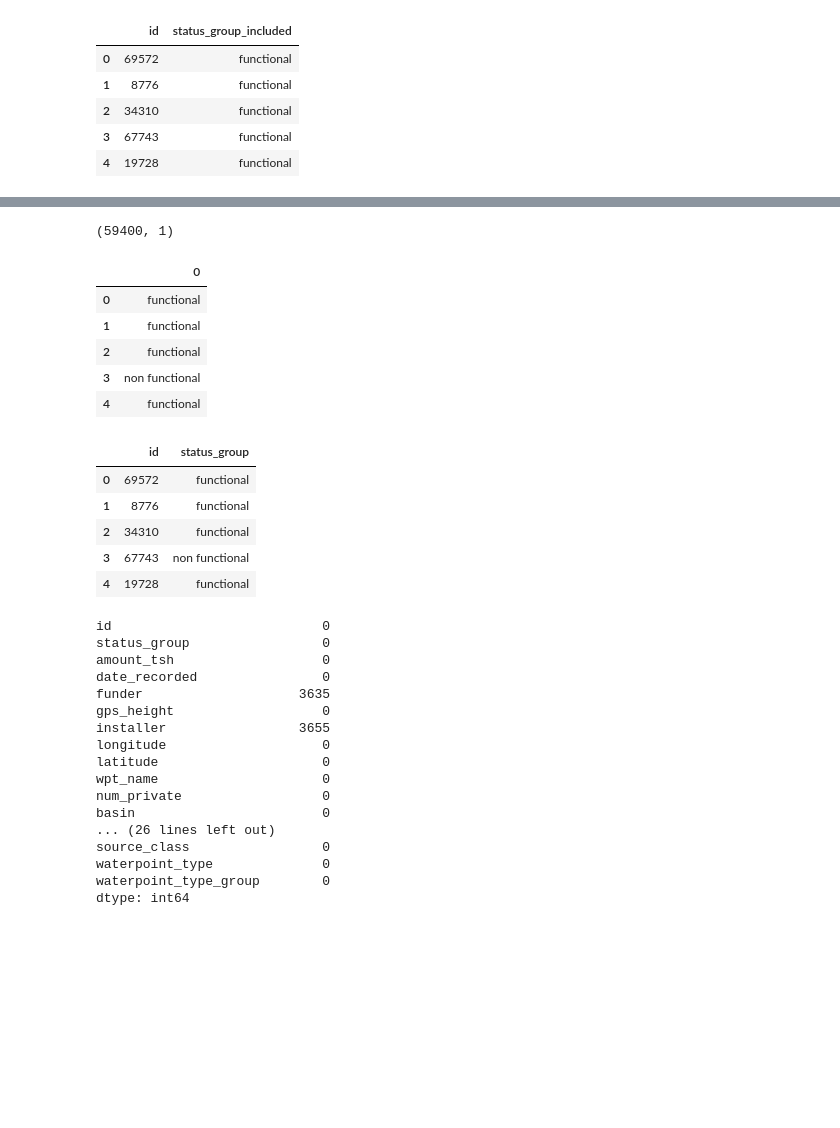
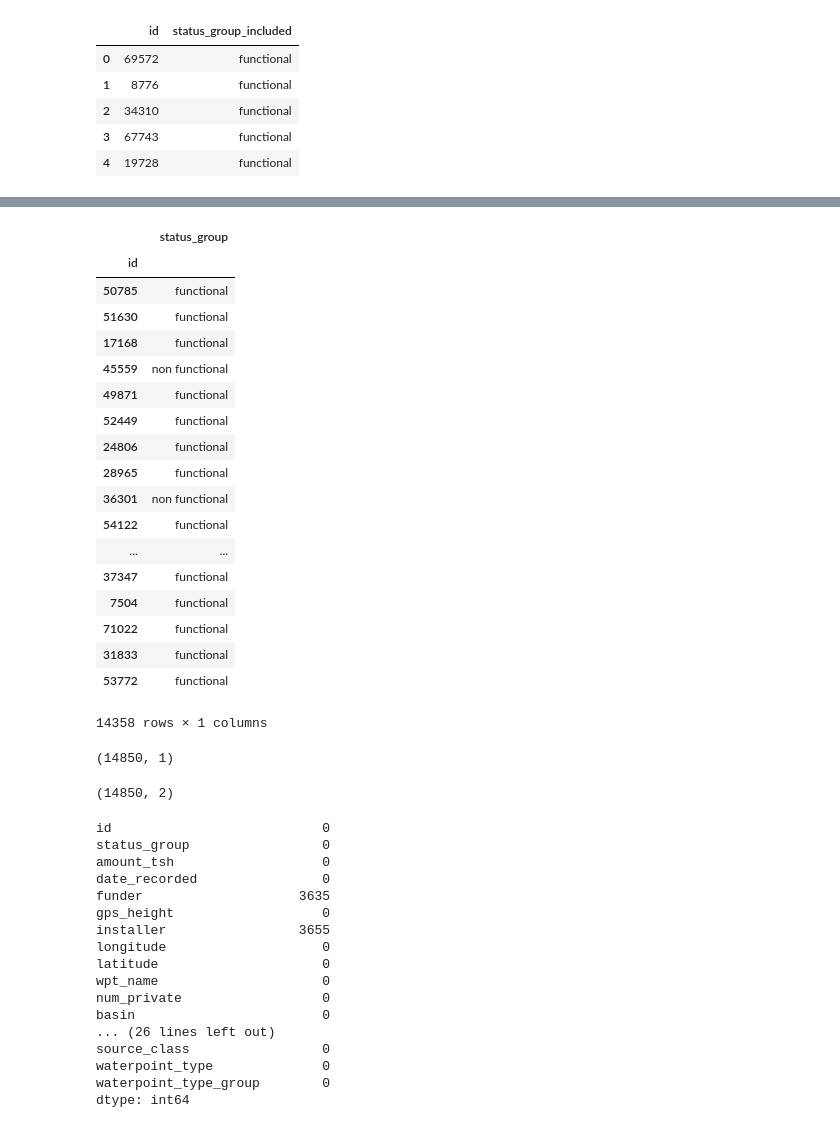
Before and after one commit to DanielleRomanoff/DS-Unit-2-Project-Week, a Jupyter notebook: DS-Unit-2-Project-Week.ipynb, the cells around one changed output, grey strips where cells are left out. Cells and saved outputs as stored; diff of their text form; code cells hidden in the pictures; blank space fills up the shorter version.

```diff
--- a/DS-Unit-2-Project-Week.ipynb
+++ b/DS-Unit-2-Project-Week.ipynb
@@ -130,7 +245,6 @@ def encode_cat(df):
 # %%
-y = test_features.drop(columns='id')
 X_train, X_test, y_train, y_test = train_test_split(
-        train_features, y, train_size=0.75, test_size=0.25, random_state=42, shuffle=True)
+        X, y, train_size=0.75, test_size=0.25, random_state=42, shuffle=True)
 
 X_train.shape, X_test.shape, y_train.shape, y_test.shape
 # %% [output]
@@ -178,0 +252,5 @@ dtype: int64
+# %%
+logreg = LogisticRegression()
+logreg.fit(X_train,y_train)
+y_pred = logreg.predict(X_train)
+accuracy_score(y_train,y_pred)
@@ -178,0 +259,7 @@ dtype: int64
+# %%
+# Using test data
+X_test_data = X_test.drop(columns='id')
+X_test_data = X_test_data.select_dtypes('number')
+X_test_data = scale(X_test_data)
+#Testing with Test data
+X_test_data
@@ -178,0 +280,8 @@ dtype: int64
+# %%
+# Logistic Regression Model
+y_pred = logreg.predict(X_test_data)
+prediction_df = pd.DataFrame(y_pred)
+identities = pd.DataFrame(X_test['id'])
+print(identities.shape)
+test_first_pass = identities.join(prediction_df)
+test_first_pass.rename(columns={0: 'status_group'}, inplace=True)
@@ -202,25 +308,35 @@ The accuracy is:  0.550993265993266
-# %%
-prediction = y_pred
-prediction = pd.DataFrame(prediction)
-print(prediction.shape)
-prediction.head()
-# %% [output]
-(59400, 1)
-|  | 0 |
-| 0 | functional |
-| 1 | functional |
-| 2 | functional |
-| 3 | non functional |
-| 4 | functional |
+# %%
+test_first_pass.set_index('id')
+# %% [output]
+|  | status_group |
+| id |  |
+| 50785 | functional |
+| 51630 | functional |
+| 17168 | functional |
+| 45559 | non functional |
+| 49871 | functional |
+| 52449 | functional |
+| 24806 | functional |
+| 28965 | functional |
+| 36301 | non functional |
+| 54122 | functional |
+| ... | ... |
+| 37347 | functional |
+| 7504 | functional |
+| 71022 | functional |
+| 31833 | functional |
+| 53772 | functional |
+14358 rows × 1 columns
+# %%
+prediction_second = pd.DataFrame(X_test.id.values, columns=['id'])
+prediction_second.shape
+# %% [output]
+(14850, 1)
 # %%
 # Combining the label from the numeric dataframe and the prediction
-prediction = pd.concat([train_numeric.id, prediction], axis=1)
+prediction = pd.concat([prediction_second, prediction], axis=1)
 prediction.columns.values[1]= 'status_group'
-prediction.head()
+# prediction.head()
+prediction.shape
 # %% [output]
-|  | id | status_group |
-| 0 | 69572 | functional |
-| 1 | 8776 | functional |
-| 2 | 34310 | functional |
-| 3 | 67743 | non functional |
-| 4 | 19728 | functional |
+(14850, 2)
```
Also changed, not shown: parts of 26 cells of this notebook.
